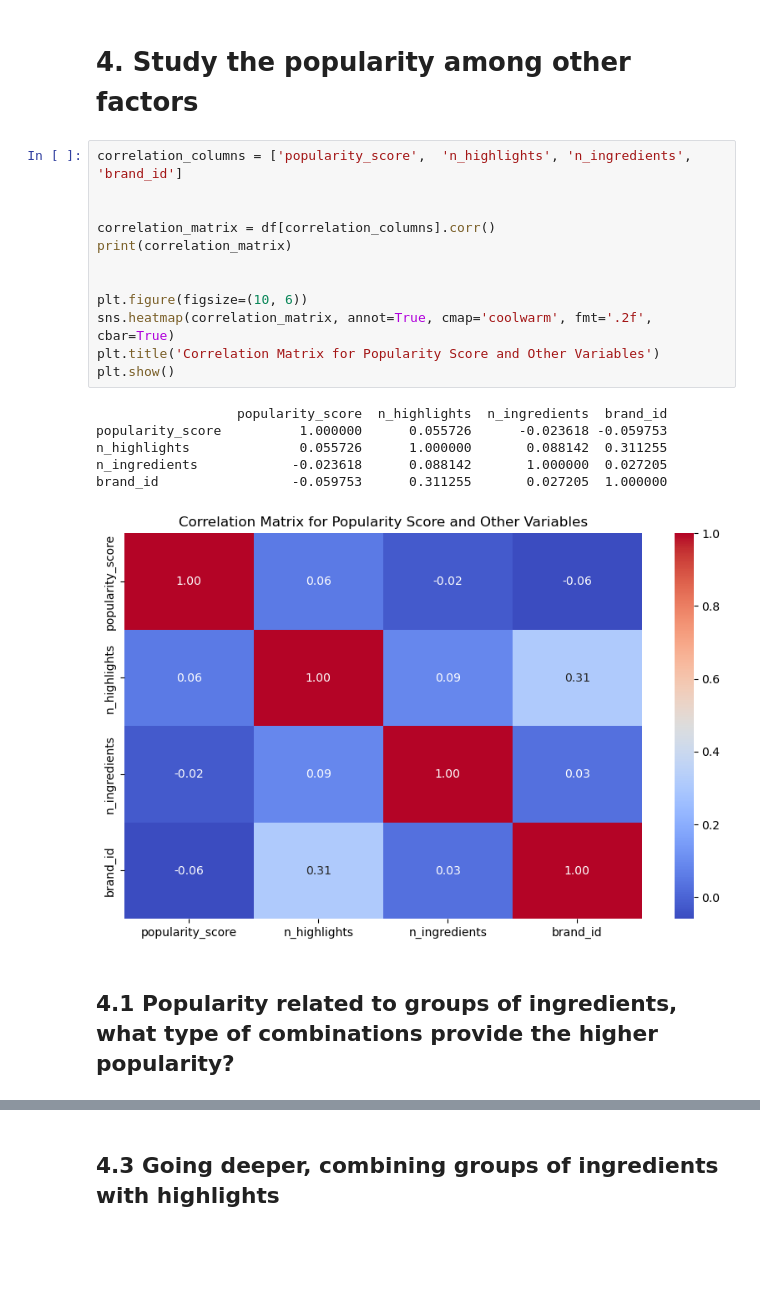
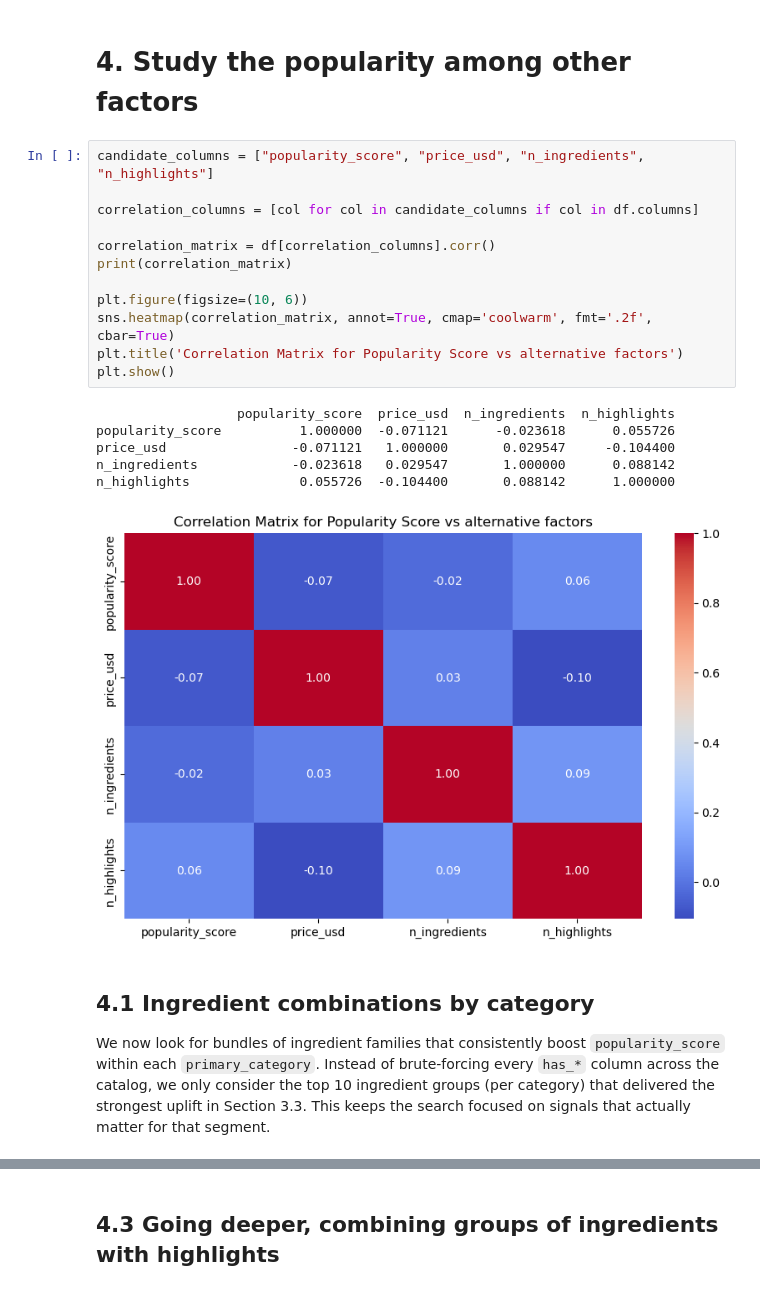
Before and after one commit to juliaaaloopez/visual_analytics_final_project, a Jupyter notebook: Final_project.ipynb, the cells around one changed output, grey strips where cells are left out. Saved outputs shown, nothing was run; the diff lists cells and outputs as text; blank space fills up the shorter version.

```diff
--- a/Final_project.ipynb
+++ b/Final_project.ipynb
@@ -751,24 +888,25 @@ Ingredient group columns not found. Ensure the ingredient feature engineering ce
 # %% [markdown]
 # 4. Study the popularity among other factors
 # %%
-correlation_columns = ['popularity_score',  'n_highlights', 'n_ingredients', 'brand_id']
+candidate_columns = ["popularity_score", "price_usd", "n_ingredients", "n_highlights"]
 
+correlation_columns = [col for col in candidate_columns if col in df.columns]
 
 correlation_matrix = df[correlation_columns].corr()
 print(correlation_matrix)
 
-
 plt.figure(figsize=(10, 6))
 sns.heatmap(correlation_matrix, annot=True, cmap='coolwarm', fmt='.2f', cbar=True)
-plt.title('Correlation Matrix for Popularity Score and Other Variables')
+plt.title('Correlation Matrix for Popularity Score vs alternative factors')
 plt.show()
 # %% [output]
-                  popularity_score  n_highlights  n_ingredients  brand_id
-popularity_score          1.000000      0.055726      -0.023618 -0.059753
-n_highlights              0.055726      1.000000       0.088142  0.311255
-n_ingredients            -0.023618      0.088142       1.000000  0.027205
-brand_id                 -0.059753      0.311255       0.027205  1.000000
+                  popularity_score  price_usd  n_ingredients  n_highlights
+popularity_score          1.000000  -0.071121      -0.023618      0.055726
+price_usd                -0.071121   1.000000       0.029547     -0.104400
+n_ingredients            -0.023618   0.029547       1.000000      0.088142
+n_highlights              0.055726  -0.104400       0.088142      1.000000
-[figure, old version]
+[figure, new version]
 # %% [markdown]
-## 4.1 Popularity related to groups of ingredients, what type of combinations provide the higher popularity?
+## 4.1 Ingredient combinations by category
+We now look for bundles of ingredient families that consistently boost `popularity_score` within each `primary_category`. Instead of brute-forcing every `has_*` column across the catalog, we only consider the top 10 ingredient groups (per category) that delivered the strongest uplift in Section 3.3. This keeps the search focused on signals that actually matter for that segment.
 # %% [markdown]
```
Also changed, not shown: parts of 45 cells of this notebook, 1 other file.
